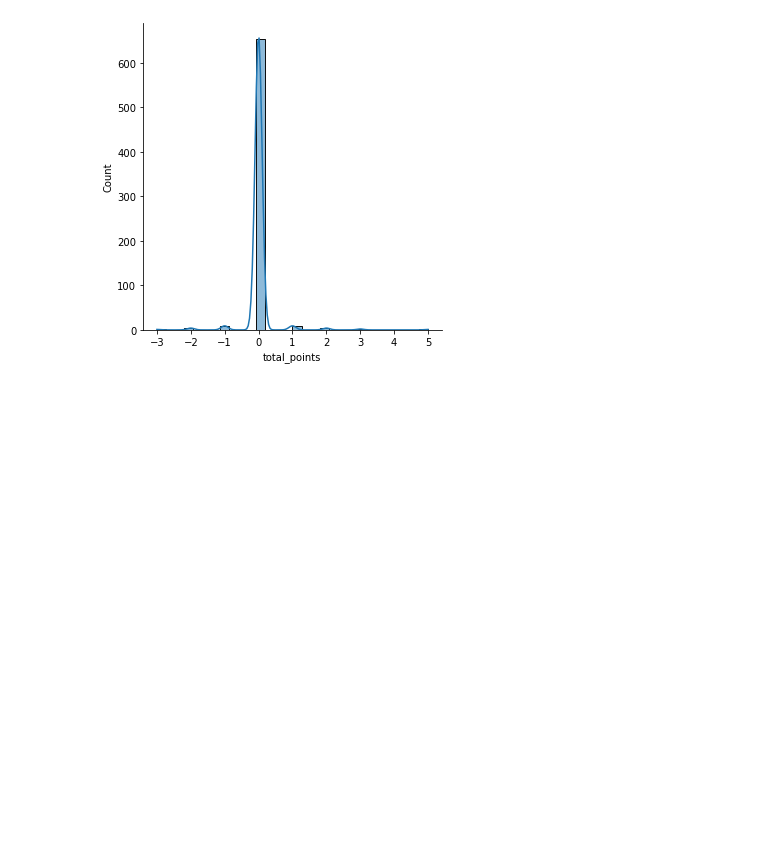
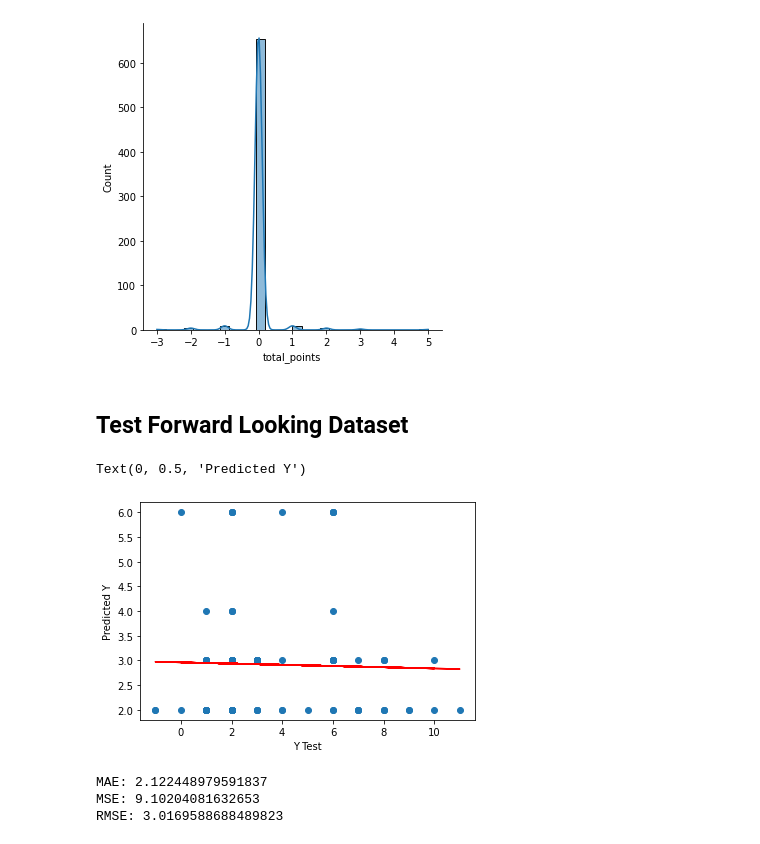
Before and after one commit to hledwards33/FPL_Predictive_Team_Selection, a Jupyter notebook: Goalkeeper Model.ipynb, the cells around one changed output. Drawn from its saved outputs; the diff is of its cells as text; code cells hidden in the pictures; blank space fills up the shorter version.

```diff
--- a/Goalkeeper Model.ipynb
+++ b/Goalkeeper Model.ipynb
@@ -591,3 +576,25 @@ sns.displot((y_test-predictions),bins=30, kde=True)
 # %% [output]
 <seaborn.axisgrid.FacetGrid at 0x...>
 [figure]
+# %% [markdown]
+<h2>Test Forward Looking Dataset </h2>
+# %%
+predictions = dtree.predict(goalkeeper_pred)
+# %%
+m, b = np.polyfit(y_test_latest, predictions, 1)
+
+plt.scatter(y_test_latest,predictions)
+plt.plot(y_test_latest, m * y_test_latest + b, 'r')
+plt.xlabel('Y Test')
+plt.ylabel('Predicted Y')
+# %% [output]
+Text(0, 0.5, 'Predicted Y')
+[figure, added]
+# %%
+print('MAE:', metrics.mean_absolute_error(y_test_latest, predictions))
+print('MSE:', metrics.mean_squared_error(y_test_latest, predictions))
+print('RMSE:', np.sqrt(metrics.mean_squared_error(y_test_latest, predictions)))
+# %% [output]
+MAE: 2.122448979591837
+MSE: 9.10204081632653
+RMSE: 3.0169588688489823
```
Also changed, not shown: parts of 10 cells of this notebook.
